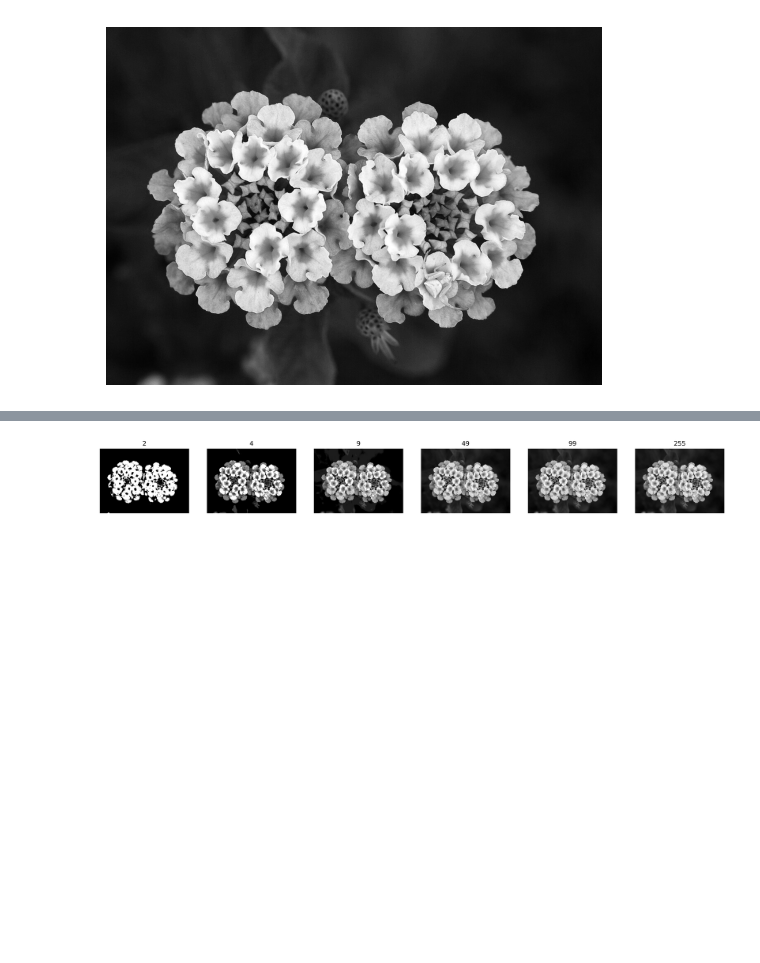
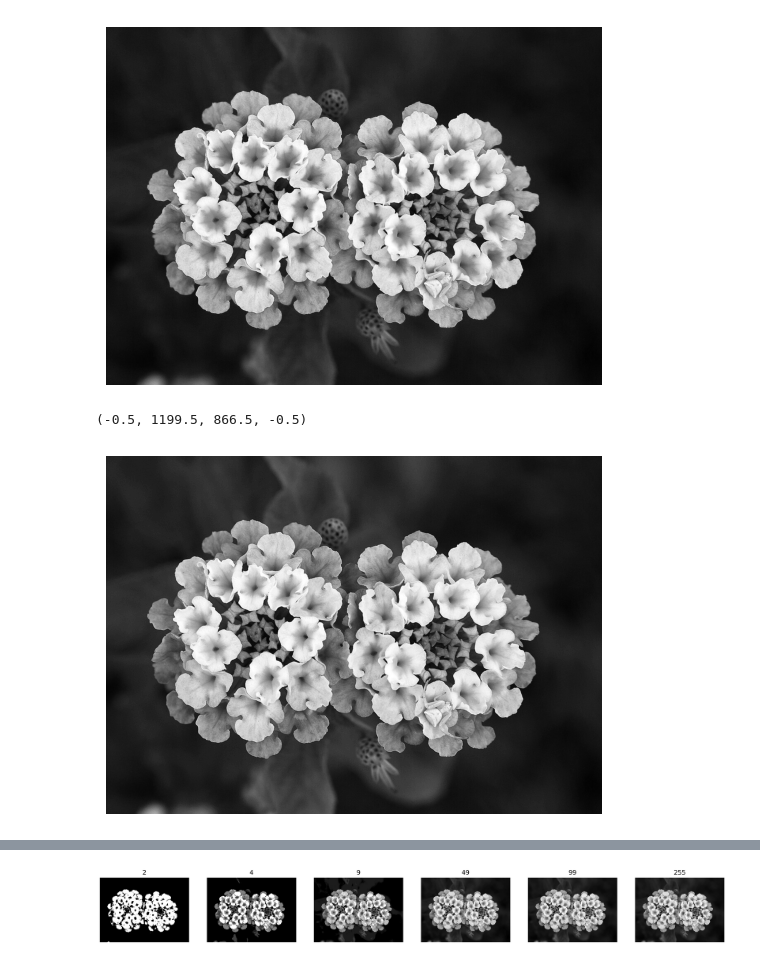
Before and after one commit to pedromazim/visao, a Jupyter notebook: visao.ipynb, the cells around one changed output, grey strips where cells are left out. Saved outputs shown, nothing was run; the diff lists cells and outputs as text; code cells hidden in the pictures; blank space fills up the shorter version.

```diff
--- a/visao.ipynb
+++ b/visao.ipynb
@@ -52,6 +47,13 @@ pt.axis('off')
 # %% [output]
 (-0.5, 1199.5, 866.5, -0.5)
 [figure]
+# %%
+# using NTSC format weights
+pt.imshow(make_gray(img, [0.299, 0.587, 0.114]), cmap='gray', vmin=0, vmax=255)
+pt.axis('off')
+# %% [output]
+(-0.5, 1199.5, 866.5, -0.5)
+[figure, added]
 # %%
 @jit(nopython=False, looplift=True)
 def grayscale(img, num_col):
```
Also changed, not shown: parts of 6 cells of this notebook.
